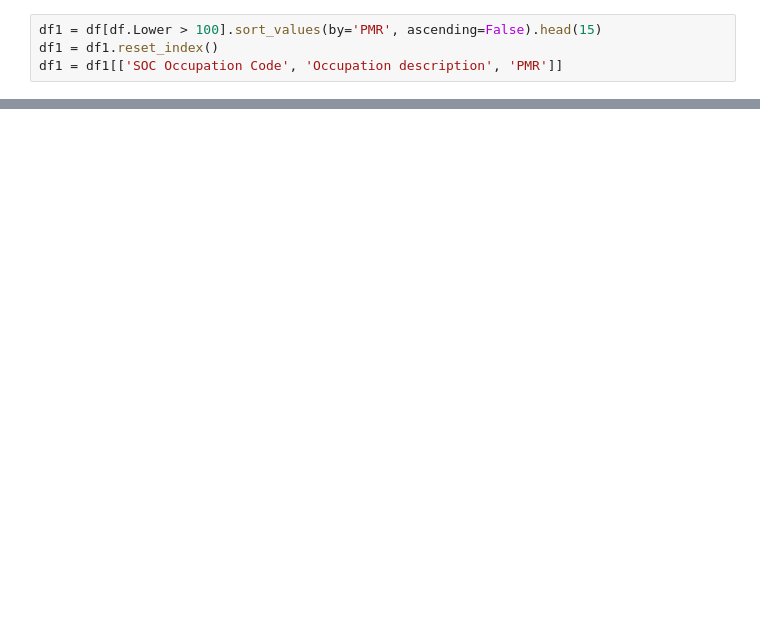
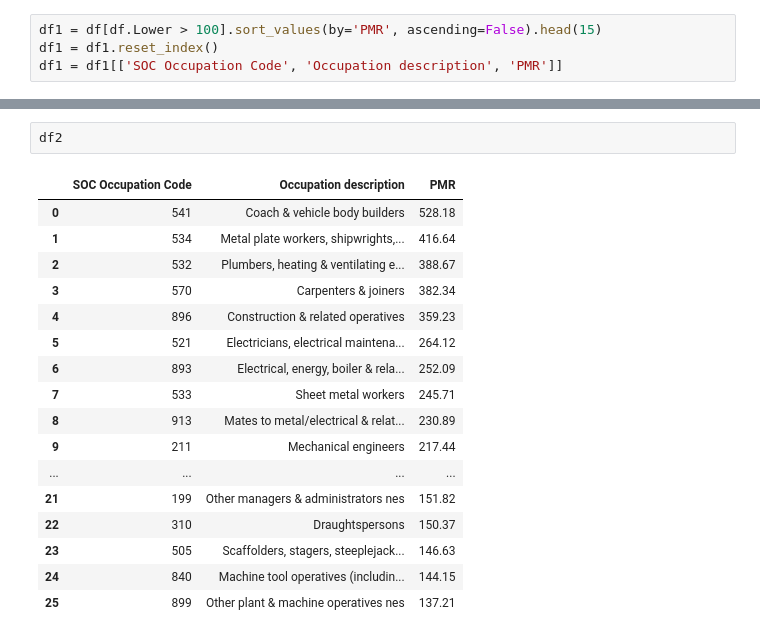
Before and after one commit to drcjar/ipfjes, a Jupyter notebook: notebooks/male-meso-pmr-1991-2000.ipynb, the cells around one changed output, grey strips where cells are left out. Drawn from its saved outputs; the diff is of its cells as text; blank space fills up the shorter version.

```diff
--- a/notebooks/male-meso-pmr-1991-2000.ipynb
+++ b/notebooks/male-meso-pmr-1991-2000.ipynb
@@ -65,0 +89,20 @@ df1.to_latex(index=False)
+# %%
+df2
+# %% [output]
+|  | SOC Occupation Code | Occupation description | PMR |
+| 0 | 541 | Coach & vehicle body builders | 528.18 |
+| 1 | 534 | Metal plate workers, shipwrights,... | 416.64 |
+| 2 | 532 | Plumbers, heating & ventilating e... | 388.67 |
+| 3 | 570 | Carpenters & joiners | 382.34 |
+| 4 | 896 | Construction & related operatives | 359.23 |
+| 5 | 521 | Electricians, electrical maintena... | 264.12 |
+| 6 | 893 | Electrical, energy, boiler & rela... | 252.09 |
+| 7 | 533 | Sheet metal workers | 245.71 |
+| 8 | 913 | Mates to metal/electrical & relat... | 230.89 |
+| 9 | 211 | Mechanical engineers | 217.44 |
+| ... | ... | ... | ... |
+| 21 | 199 | Other managers & administrators nes | 151.82 |
+| 22 | 310 | Draughtspersons | 150.37 |
+| 23 | 505 | Scaffolders, stagers, steeplejack... | 146.63 |
+| 24 | 840 | Machine tool operatives (includin... | 144.15 |
+| 25 | 899 | Other plant & machine operatives nes | 137.21 |
```
Also changed, not shown: parts of 5 cells of this notebook, 4 other files.
